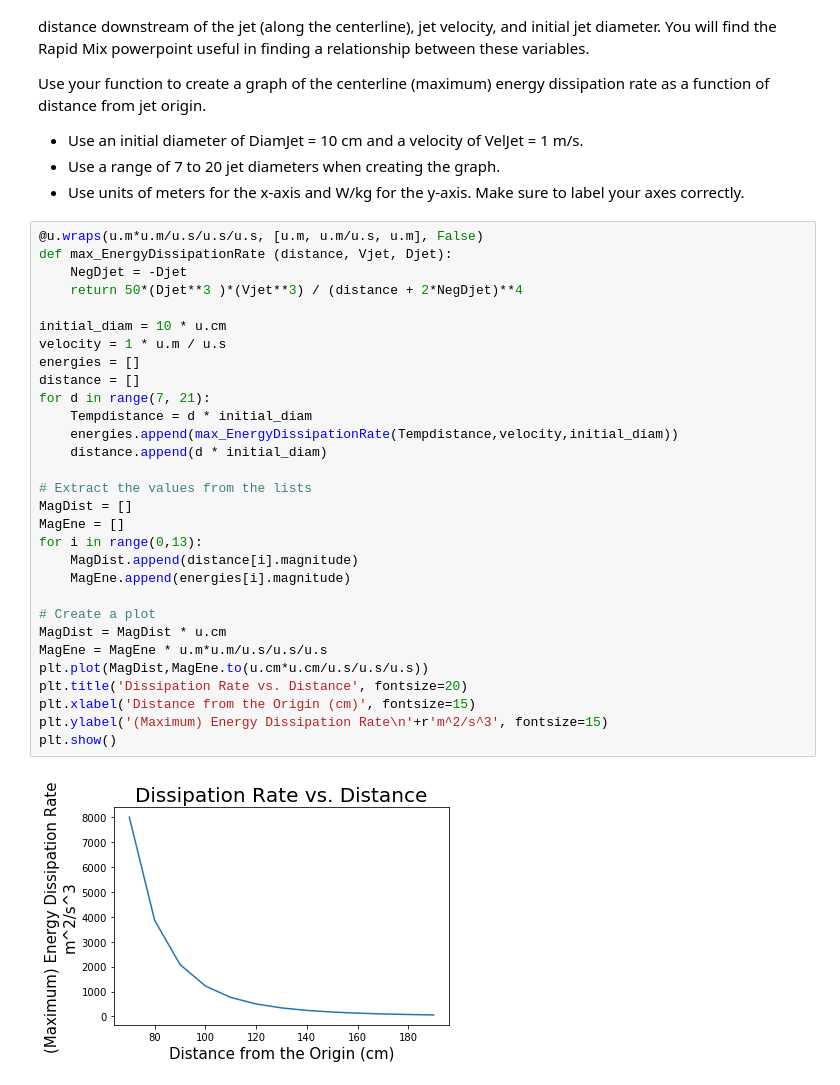
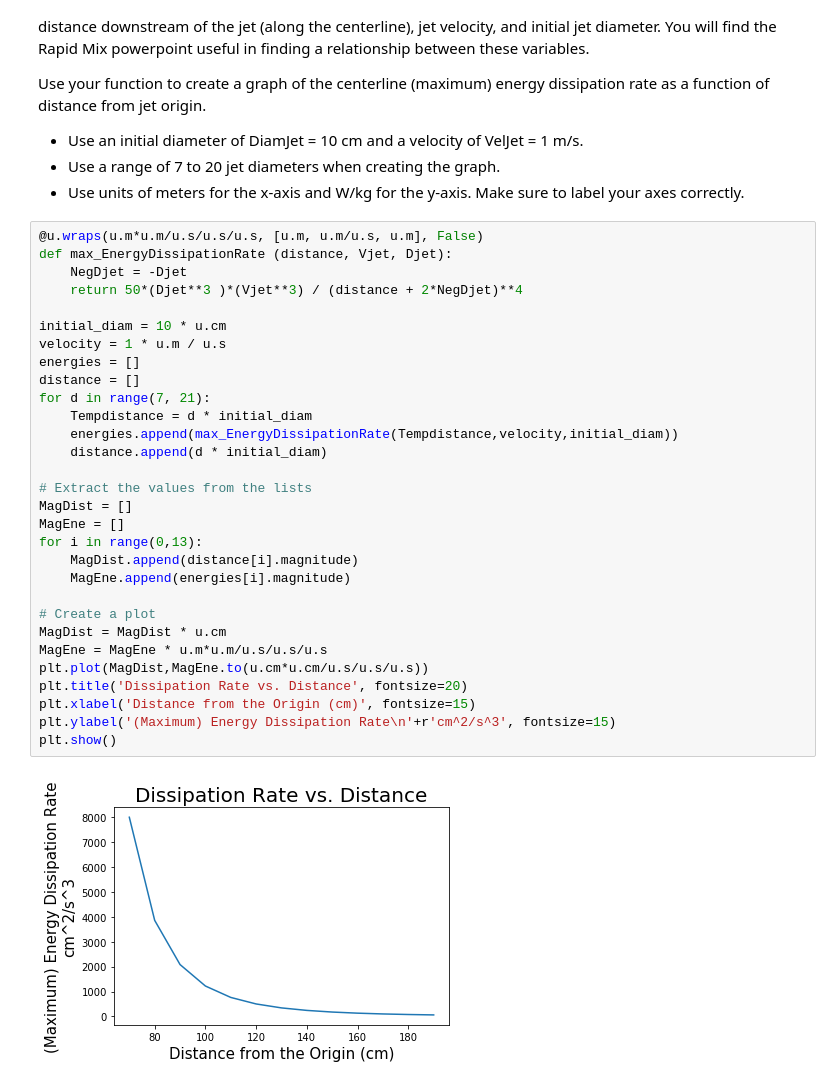
Before and after one commit to ShiyaoSun/SYM-PRIVATE, a Jupyter notebook: Edited SYM_DC Rapid Mix.ipynb, the cells around one changed output. Cells and saved outputs as stored; diff of their text form.

Commit message:
graph

```diff
--- a/Edited SYM_DC Rapid Mix.ipynb
+++ b/Edited SYM_DC Rapid Mix.ipynb
@@ -379,32 +379,32 @@ Use your function to create a graph of the centerline (maximum) energy dissipati
 # %%
 @u.wraps(u.m*u.m/u.s/u.s/u.s, [u.m, u.m/u.s, u.m], False)
 def max_EnergyDissipationRate (distance, Vjet, Djet):
     NegDjet = -Djet
     return 50*(Djet**3 )*(Vjet**3) / (distance + 2*NegDjet)**4
 
 initial_diam = 10 * u.cm
 velocity = 1 * u.m / u.s
 energies = []
 distance = []
 for d in range(7, 21):
     Tempdistance = d * initial_diam
     energies.append(max_EnergyDissipationRate(Tempdistance,velocity,initial_diam))
     distance.append(d * initial_diam)
 
 # Extract the values from the lists
 MagDist = []
 MagEne = []
 for i in range(0,13):
     MagDist.append(distance[i].magnitude)
     MagEne.append(energies[i].magnitude)
 
 # Create a plot
 MagDist = MagDist * u.cm
 MagEne = MagEne * u.m*u.m/u.s/u.s/u.s
 plt.plot(MagDist,MagEne.to(u.cm*u.cm/u.s/u.s/u.s))
 plt.title('Dissipation Rate vs. Distance', fontsize=20)
 plt.xlabel('Distance from the Origin (cm)', fontsize=15)
-plt.ylabel('(Maximum) Energy Dissipation Rate\n'+r'm^2/s^3', fontsize=15)
+plt.ylabel('(Maximum) Energy Dissipation Rate\n'+r'cm^2/s^3', fontsize=15)
 plt.show()
 # %% [output]
-[figure, old version]
+[figure, new version]
```
